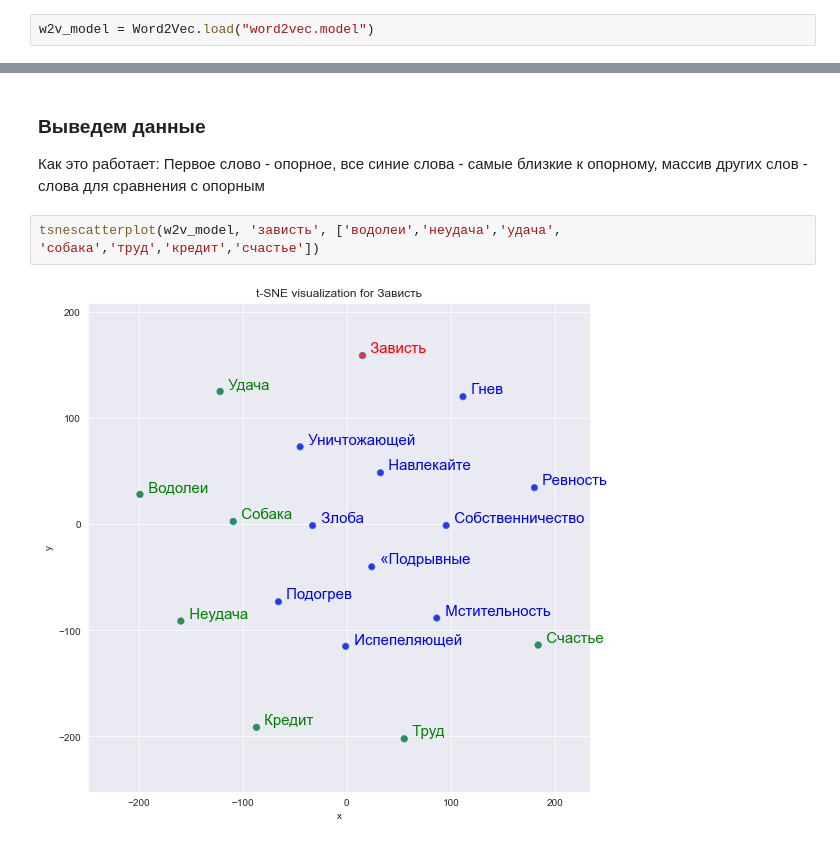
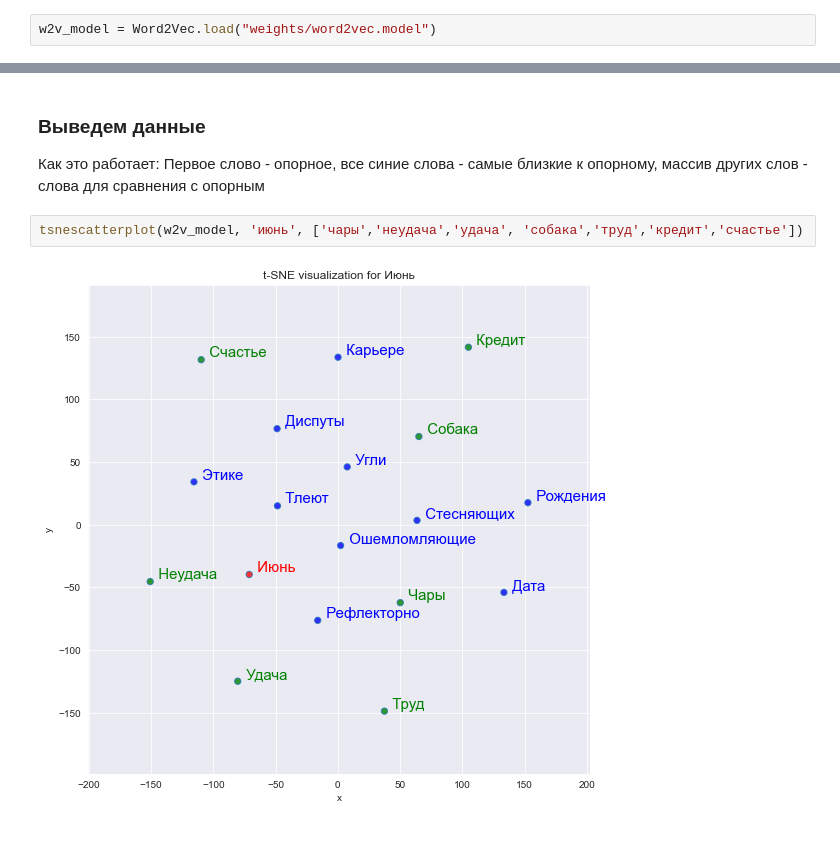
Before and after one commit to ArmageddonReloadedDK/astro, a Jupyter notebook: 03 - astroData.ipynb, the cells around one changed output, grey strips where cells are left out. Saved outputs shown, nothing was run; the diff lists cells and outputs as text.

Commit message:
model fix and add new parser

```diff
--- a/03 - astroData.ipynb
+++ b/03 - astroData.ipynb
@@ -76,7 +76,7 @@ Time to train the model: 34.93 mins
 # %% [markdown]
 #### Создадим новую модель на основе сохраненных весов
 # %%
-w2v_model = Word2Vec.load("word2vec.model")
+w2v_model = Word2Vec.load("weights/word2vec.model")
 # %% [markdown]
 #### Посмотрим как выглядит вектор слова
 # %%
@@ -186,6 +186,6 @@ def tsnescatterplot(model, word, list_names):
 
 Как это работает: Первое слово - опорное, все синие слова - самые близкие к опорному, массив других слов - слова для сравнения  с опорным
 # %%
-tsnescatterplot(w2v_model, 'зависть', ['водолеи','неудача','удача', 'собака','труд','кредит','счастье'])
+tsnescatterplot(w2v_model, 'июнь', ['чары','неудача','удача', 'собака','труд','кредит','счастье'])
 # %% [output]
-[figure, old version]
+[figure, new version]
```
Also changed, not shown: parts of 1 cell of this notebook, 5 other files.
